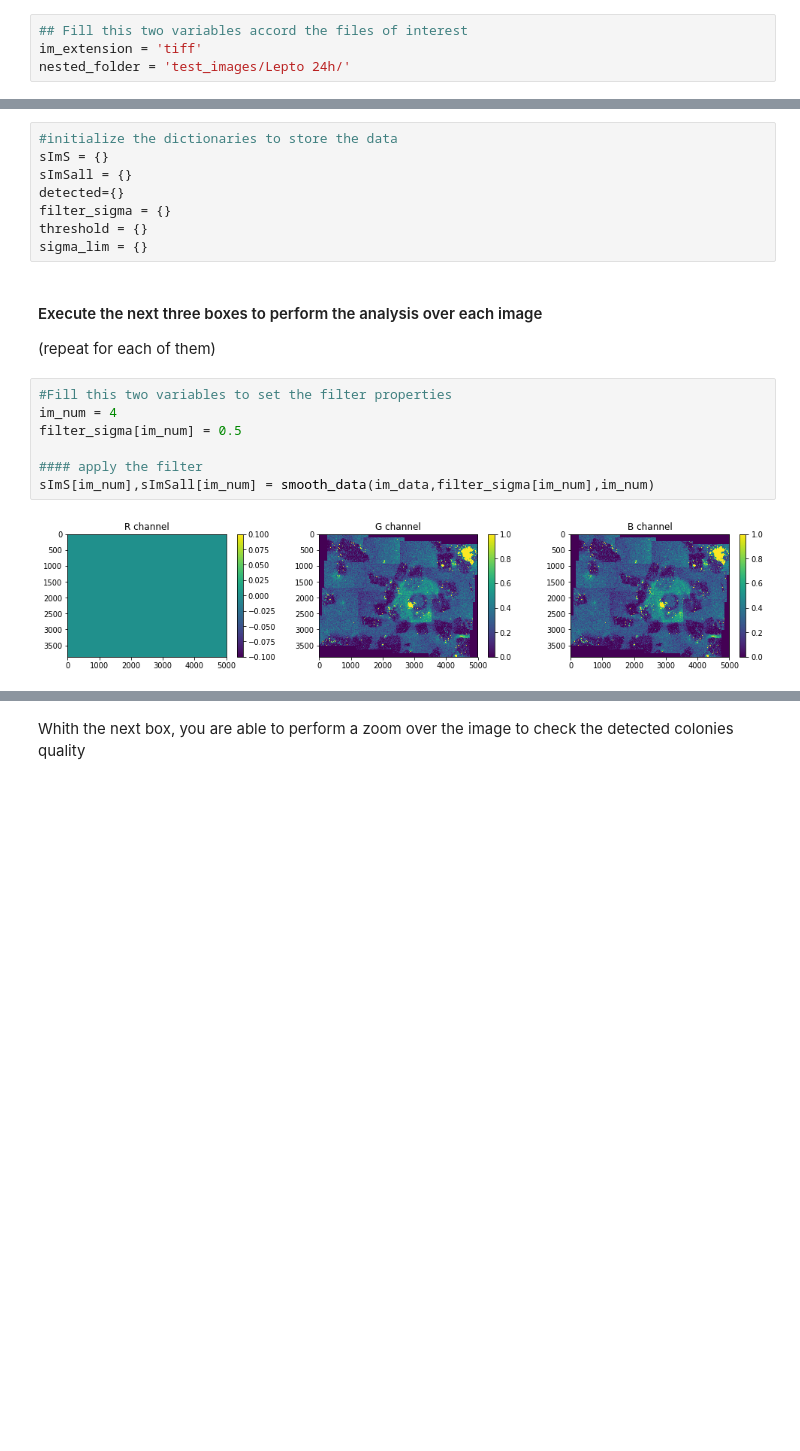
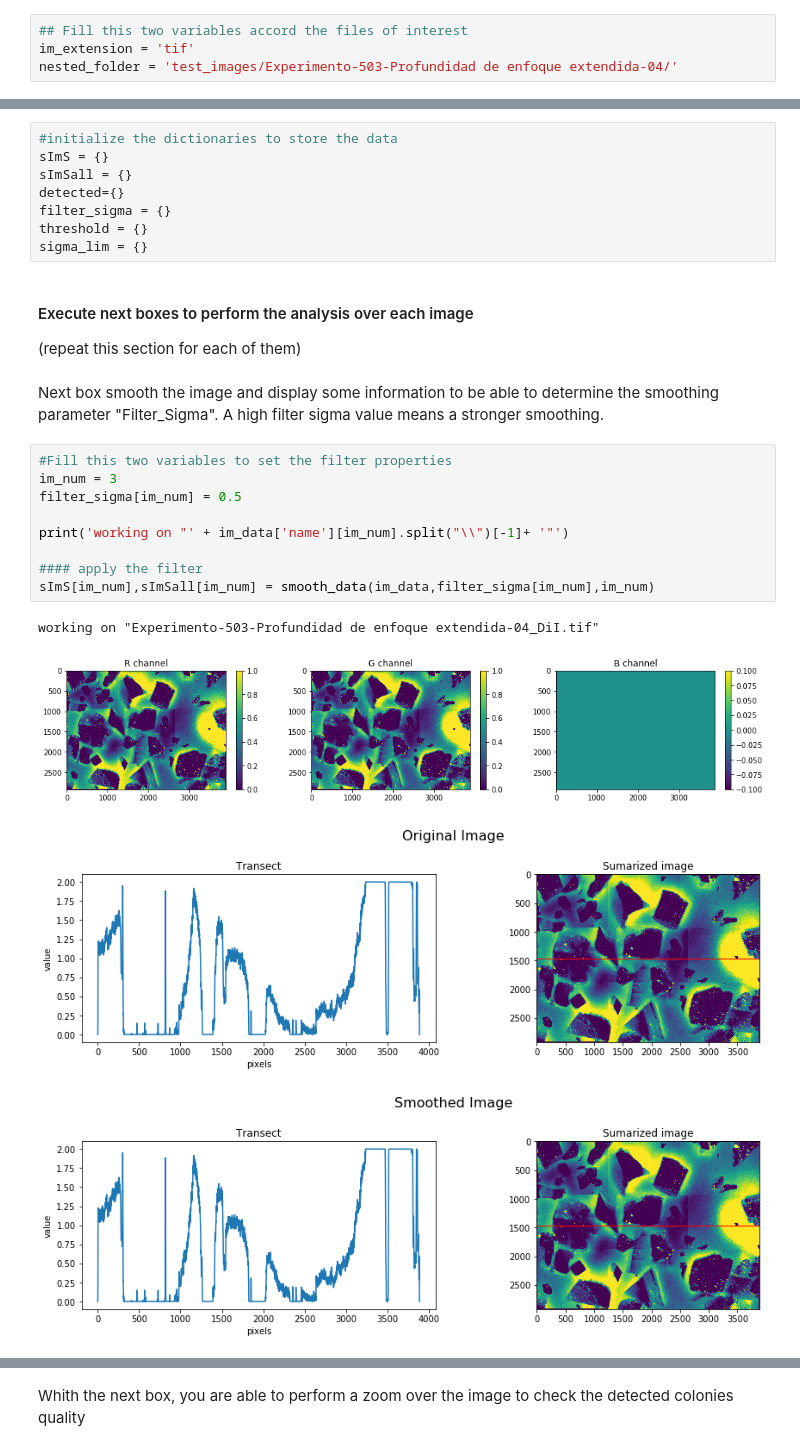
Before and after one commit to Prosimio/Colony_correlations, a Jupyter notebook: codes/image_data_extraction.ipynb, the cells around one changed output, grey strips where cells are left out. Drawn from its saved outputs; the diff is of its cells as text; blank space fills up the shorter version.

```diff
--- a/codes/image_data_extraction.ipynb
+++ b/codes/image_data_extraction.ipynb
@@ -20,8 +20,8 @@ from scipy import ndimage
 ### Load Images
 # %%
 ## Fill this two variables accord the files of interest
-im_extension = 'tiff'
-nested_folder = 'test_images/Lepto 24h/'
+im_extension = 'tif'
+nested_folder = 'test_images/Experimento-503-Profundidad de enfoque extendida-04/'
 # %%
 fpath = os.path.abspath(nested_folder)
 
@@ -75,14 +71,21 @@ filter_sigma = {}
 threshold = {}
 sigma_lim = {}
 # %% [markdown]
- #### Execute the next three boxes to perform the analysis over each image
- (repeat for each of them)
+ #### Execute next boxes to perform the analysis over each image
+ (repeat this section for each of them)
+# %% [markdown]
+Next box smooth the image and display some information to be able to determine the smoothing parameter "Filter_Sigma". A high filter sigma value means a stronger smoothing.
 # %%
 #Fill this two variables to set the filter properties
-im_num = 4
+im_num = 3
 filter_sigma[im_num] = 0.5
+
+print('working on "' + im_data['name'][im_num].split("\\")[-1]+ '"')
 
 #### apply the filter
 sImS[im_num],sImSall[im_num] = smooth_data(im_data,filter_sigma[im_num],im_num)
 # %% [output]
+working on "Experimento-503-Profundidad de enfoque extendida-04_DiI.tif"
-[figure, old version]
+[figure, new version]
+[figure, added]
+[figure, added]
```
Also changed, not shown: parts of 35 cells of this notebook.
